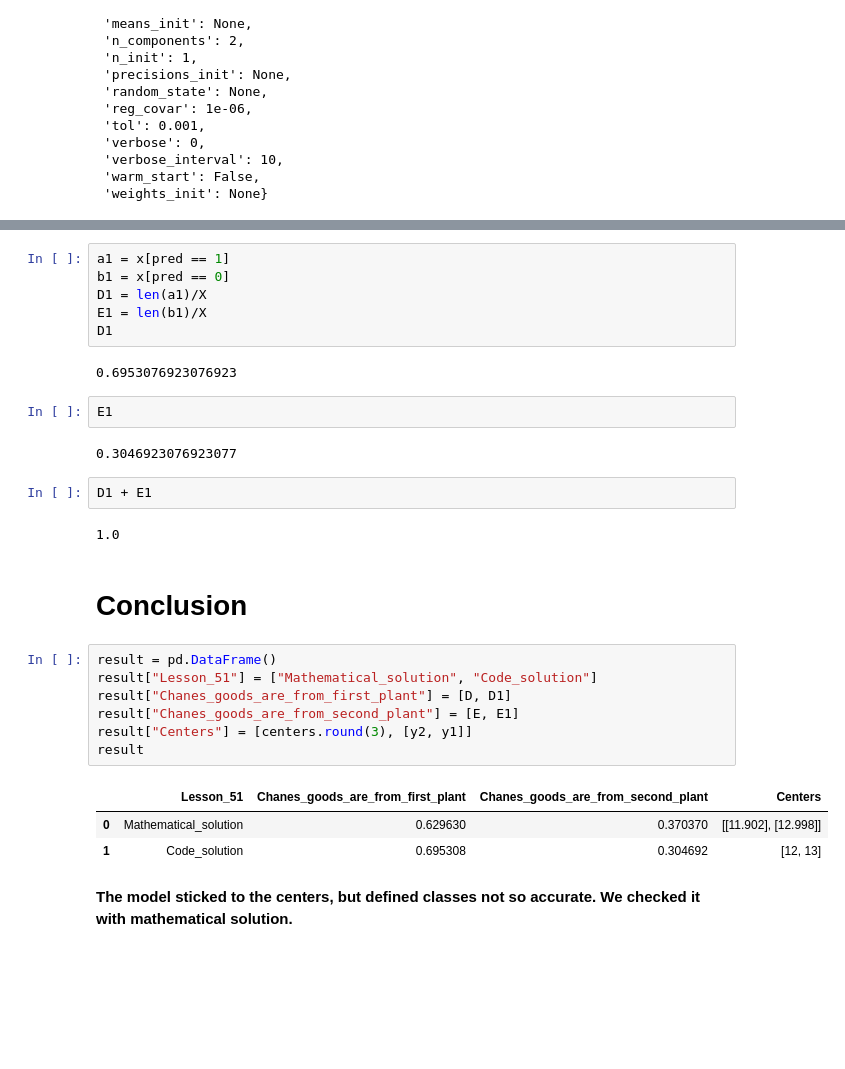
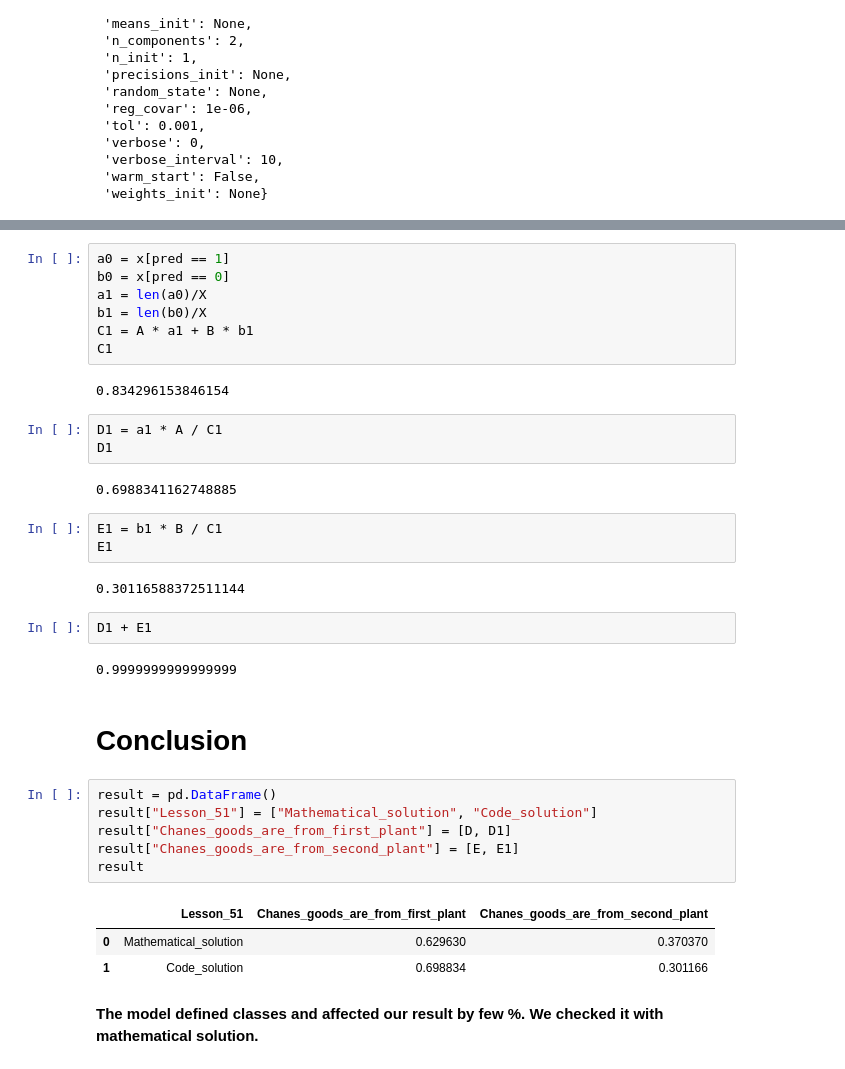
Before and after one commit to Leywa-git/Start_UP_IT_PDS2, a Jupyter notebook: Lesson_51/dz_51.ipynb, the cells around one changed output, grey strips where cells are left out. Drawn from its saved outputs; the diff is of its cells as text; blank space fills up the shorter version.

```diff
--- a/Lesson_51/dz_51.ipynb
+++ b/Lesson_51/dz_51.ipynb
@@ -96,31 +96,37 @@ array([1, 1, 1, ..., 0, 1, 1], dtype=int64)
 # %%
-a1 = x[pred == 1]
-b1 = x[pred == 0]
-D1 = len(a1)/X
-E1 = len(b1)/X
-D1
+a0 = x[pred == 1]
+b0 = x[pred == 0]
+a1 = len(a0)/X
+b1 = len(b0)/X
+C1 = A * a1 + B * b1
+C1
 # %% [output]
-0.6953076923076923
+0.834296153846154
 # %%
-E1
+D1 = a1 * A / C1
+D1
 # %% [output]
-0.3046923076923077
+0.6988341162748885
 # %%
-D1 + E1
+E1 = b1 * B / C1
+E1
 # %% [output]
-1.0
+0.30116588372511144
+# %%
+D1 + E1
+# %% [output]
+0.9999999999999999
 # %% [markdown]
 # Conclusion
 # %%
 result = pd.DataFrame()
 result["Lesson_51"] = ["Mathematical_solution", "Code_solution"]
 result["Chanes_goods_are_from_first_plant"] = [D, D1]
 result["Chanes_goods_are_from_second_plant"] = [E, E1]
-result["Centers"] = [centers.round(3), [y2, y1]]
 result
 # %% [output]
-|  | Lesson_51 | Chanes_goods_are_from_first_plant | Chanes_goods_are_from_second_plant | Centers |
-| 0 | Mathematical_solution | 0.629630 | 0.370370 | [[11.902], [12.998]] |
-| 1 | Code_solution | 0.695308 | 0.304692 | [12, 13] |
+|  | Lesson_51 | Chanes_goods_are_from_first_plant | Chanes_goods_are_from_second_plant |
+| 0 | Mathematical_solution | 0.629630 | 0.370370 |
+| 1 | Code_solution | 0.698834 | 0.301166 |
 # %% [markdown]
-**The model sticked to the centers, but defined classes not so accurate. We checked it with mathematical solution.**
+**The model defined classes and affected our result by few %. We checked it with mathematical solution.**
```
Also changed, not shown: parts of 4 cells of this notebook.
